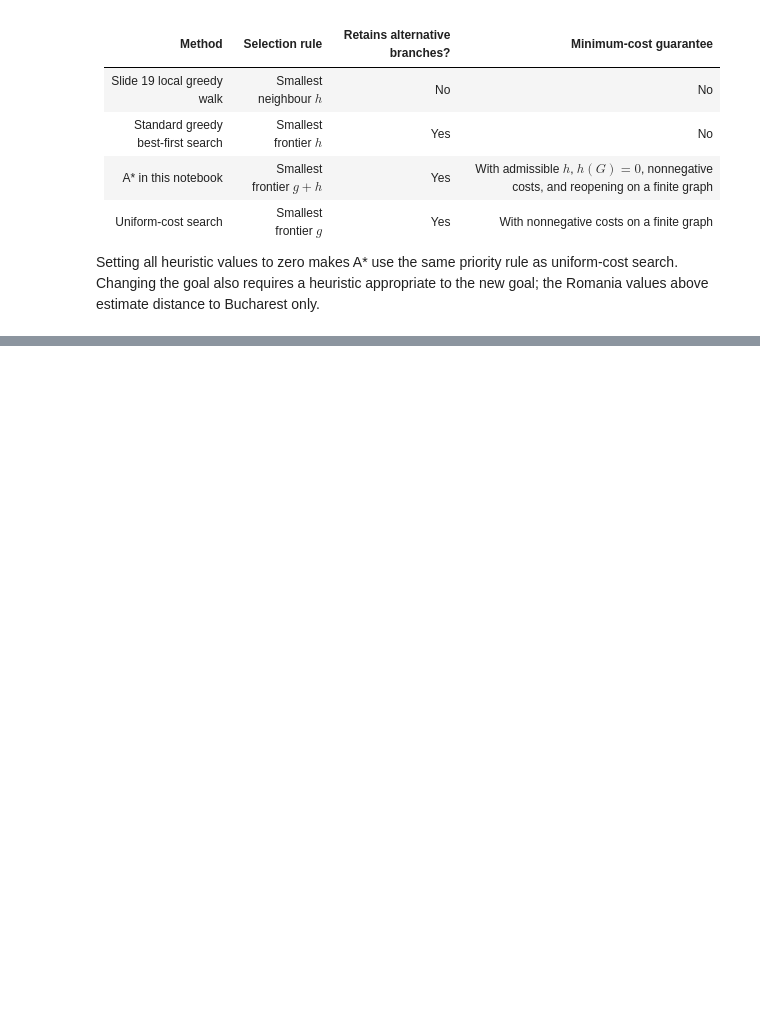
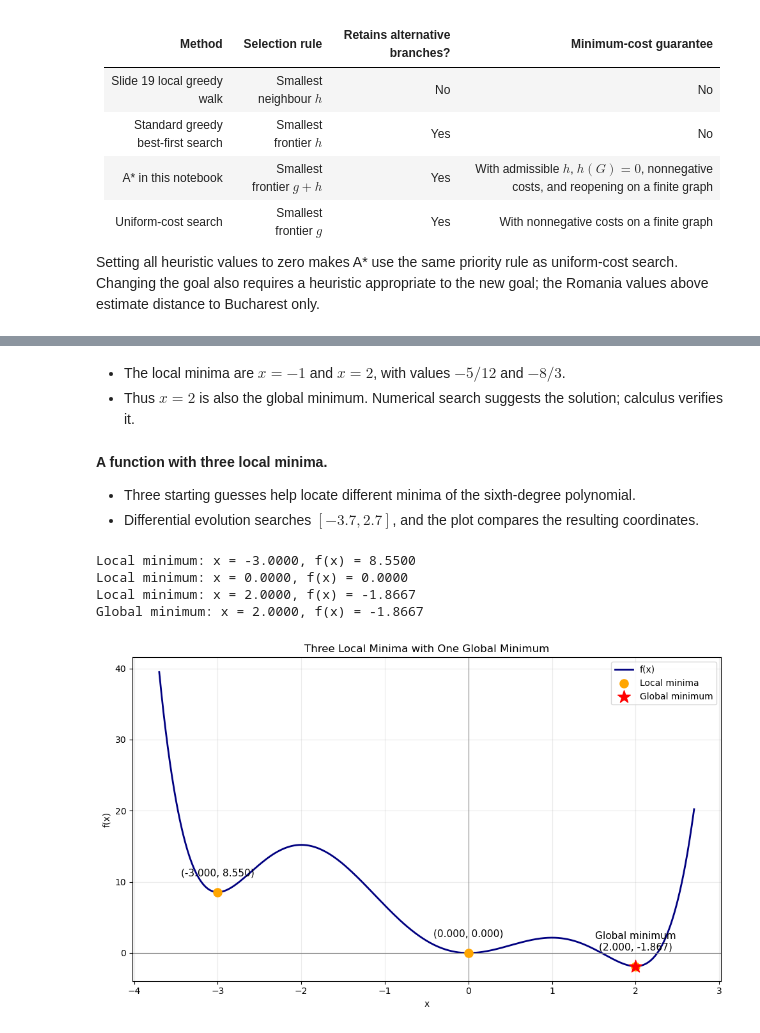
Before and after one commit to jalil-piran/AI, a Jupyter notebook: AI_2026.ipynb, the cells around one changed output, grey strips where cells are left out. Saved outputs shown, nothing was run; the diff lists cells and outputs as text; code cells hidden in the pictures; blank space fills up the shorter version.

```diff
--- a/AI_2026.ipynb
+++ b/AI_2026.ipynb
@@ -828,0 +909,47 @@ Setting all heuristic values to zero makes A* use the same priority rule as unif
+# %% [markdown]
+* The local minima are $x=-1$ and $x=2$, with values $-5/12$ and $-8/3$.
+* Thus $x=2$ is also the global minimum. Numerical search suggests the solution; calculus verifies it.
+# %% [markdown]
+**A function with three local minima.**
+
+* Three starting guesses help locate different minima of the sixth-degree polynomial.
+* Differential evolution searches $[-3.7,2.7]$, and the plot compares the resulting coordinates.
+# %%
+import numpy as np
+import matplotlib.pyplot as plt
+import scipy.optimize as spo
+
+f = lambda x: x**6/6 + 2*x**5/5 - 7*x**4/4 - 8*x**3/3 + 6*x**2
+local = [spo.minimize(f, [s]).x.item() for s in [-3.2, 0.2, 2.2]]
+global_x = spo.differential_evolution(f, [(-3.7, 2.7)], seed=42).x.item()
+
+x = np.linspace(-3.7, 2.7, 1500)
+plt.figure(figsize=(10, 6))
+plt.plot(x, f(x), color="navy", lw=2, label="f(x)")
+plt.scatter(local, f(np.array(local)), c="orange", s=90,
+            zorder=5, label="Local minima")
+plt.scatter(global_x, f(global_x), c="red", marker="*", s=220,
+            zorder=6, label="Global minimum")
+
+for xi in local:
+    name = "Global minimum\n" if np.isclose(xi, global_x, atol=1e-3) else ""
+    plt.annotate(name + f"({xi:.3f}, {f(xi):.3f})", (xi, f(xi)),
+                 xytext=(0, 18), textcoords="offset points",
+                 ha="center", fontsize=11)
+    print(f"Local minimum: x = {xi:.4f}, f(x) = {f(xi):.4f}")
+
+plt.axhline(0, color="gray", lw=0.8)
+plt.axvline(0, color="gray", lw=0.8)
+plt.xlabel("x")
+plt.ylabel("f(x)")
+plt.title("Three Local Minima with One Global Minimum")
+plt.grid(alpha=0.25)
+plt.legend()
+plt.tight_layout()
+print(f"Global minimum: x = {global_x:.4f}, f(x) = {f(global_x):.4f}")
+# %% [output]
+Local minimum: x = -3.0000, f(x) = 8.5500
+Local minimum: x = 0.0000, f(x) = 0.0000
+Local minimum: x = 2.0000, f(x) = -1.8667
+Global minimum: x = 2.0000, f(x) = -1.8667
+[figure, added]
```
Also changed, not shown: parts of 39 cells of this notebook.
